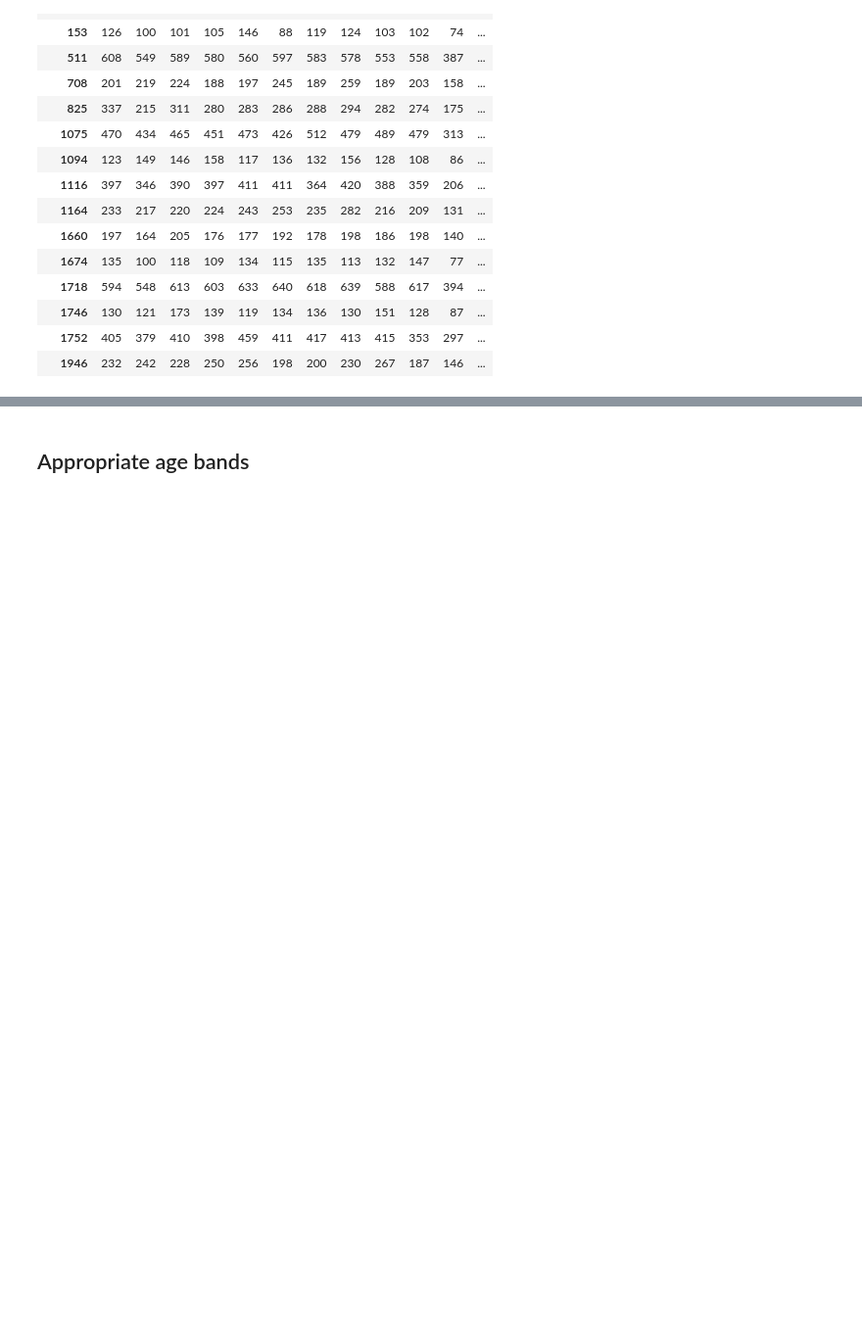
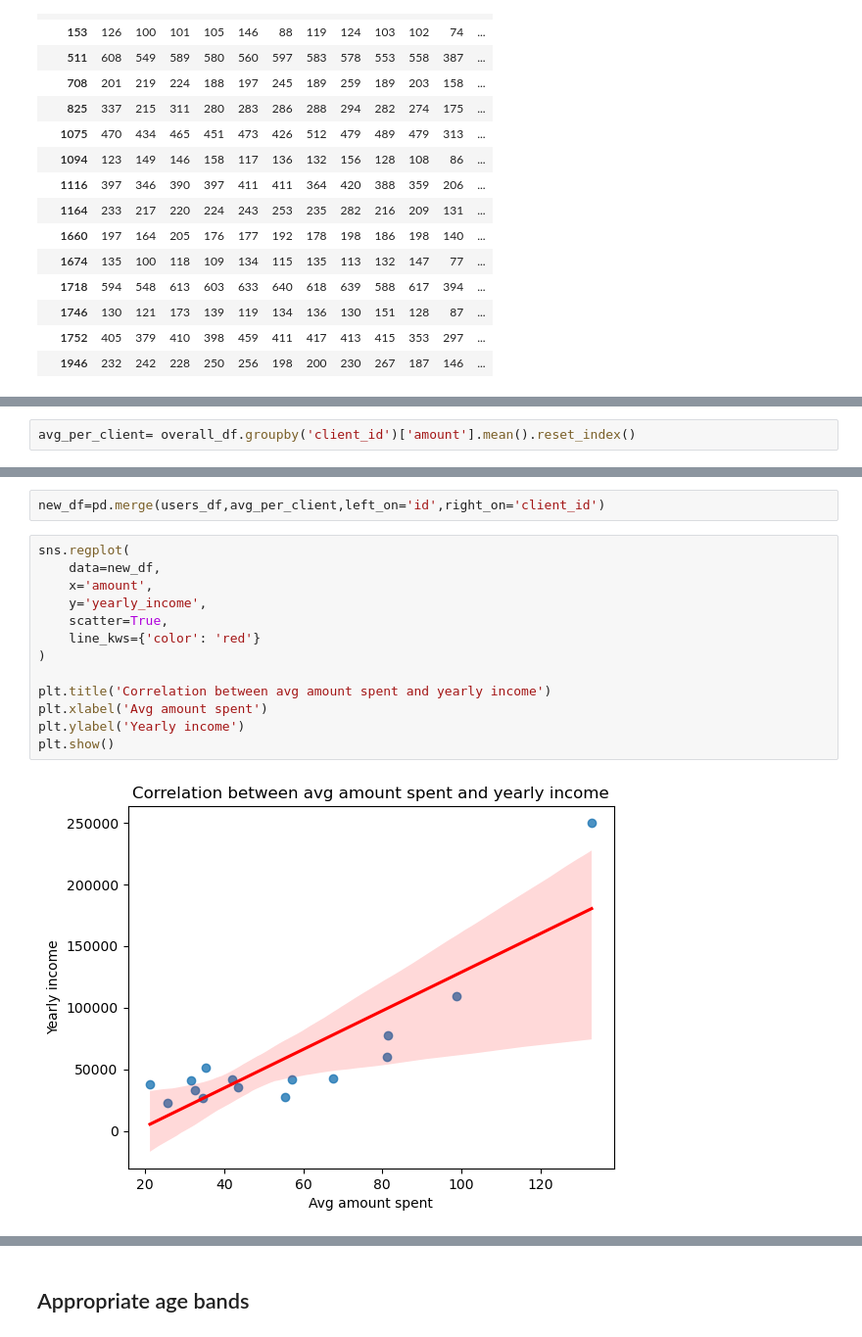
Before and after one commit to parulgarg19-sudo/HeroViredClass, a Jupyter notebook: Parul_Goenka_DSDEAI_21.ipynb, the cells around one changed output, grey strips where cells are left out. Shown at 98% size. Drawn from its saved outputs; the diff is of its cells as text; blank space fills up the shorter version.

```diff
--- a/Parul_Goenka_DSDEAI_21.ipynb
+++ b/Parul_Goenka_DSDEAI_21.ipynb
@@ -1157,0 +1191,2 @@ Are young customers online heavy?
+# %%
+avg_per_client= overall_df.groupby('client_id')['amount'].mean().reset_index()
@@ -1157,0 +1224,17 @@ Are young customers online heavy?
+# %%
+new_df=pd.merge(users_df,avg_per_client,left_on='id',right_on='client_id')
+# %%
+sns.regplot(
+    data=new_df,
+    x='amount',
+    y='yearly_income',
+    scatter=True,
+    line_kws={'color': 'red'}
+)
+
+plt.title('Correlation between avg amount spent and yearly income')
+plt.xlabel('Avg amount spent')
+plt.ylabel('Yearly income')
+plt.show()
+# %% [output]
+[figure, added]
```
Also changed, not shown: parts of 18 cells of this notebook.
